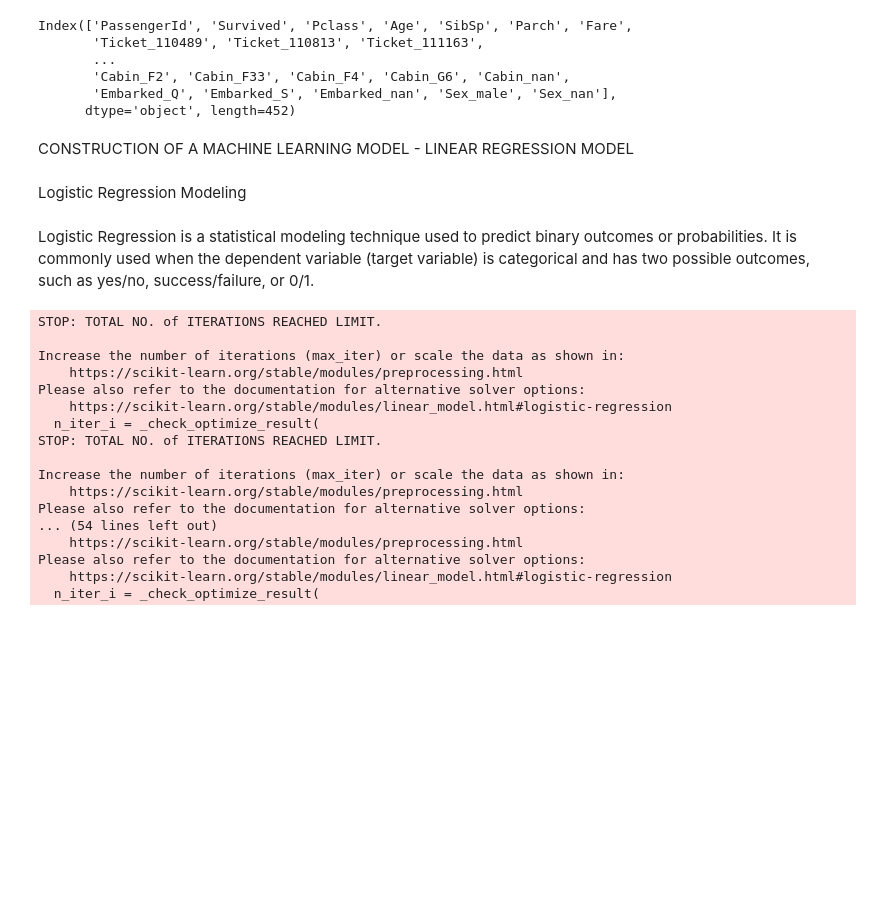
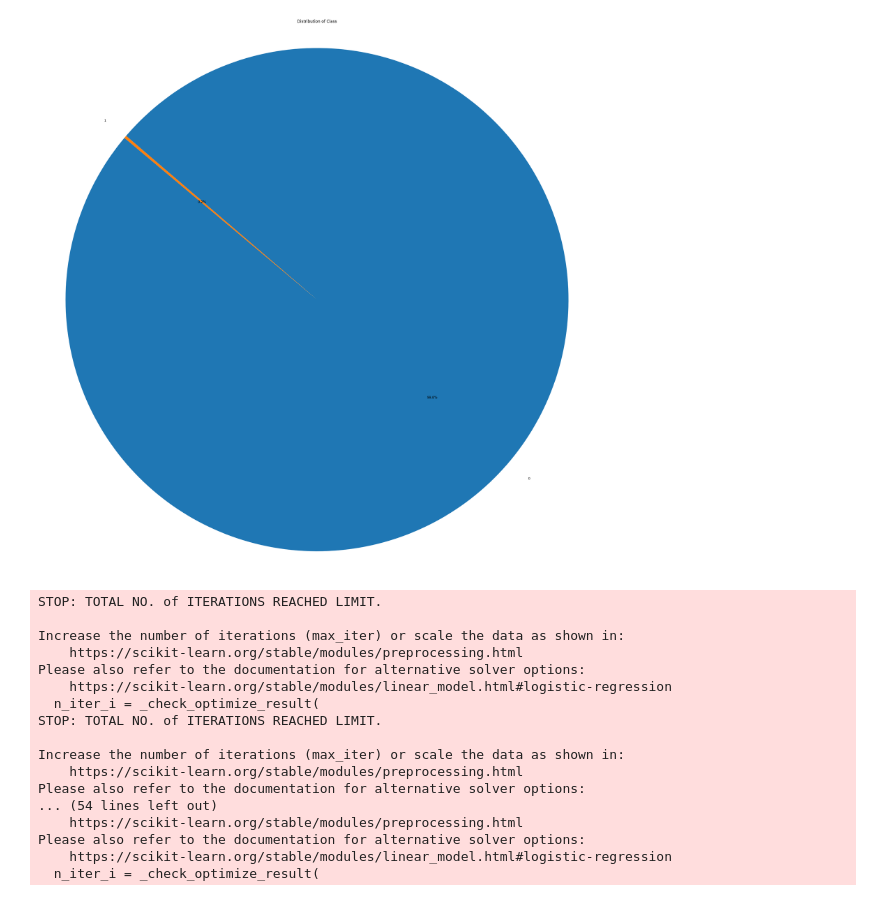
Before and after one commit to Lalelani-Eddie/CODSOFT, a Jupyter notebook: DataScience.ipynb, the cells around one changed output. Saved outputs shown, nothing was run; the diff lists cells and outputs as text; code cells hidden in the pictures; blank space fills up the shorter version.

```diff
--- a/DataScience.ipynb
+++ b/DataScience.ipynb
@@ -92,2 +79,0 @@ True
-# %%
-df["Fare"].fillna(0, inplace=True)
@@ -101,2 +79,0 @@ For example, when doing 'df[col].method(value, inplace=True)', try using 'df.met
-# %%
-df["Age"].fillna(0, inplace=True)
@@ -110,2 +79,0 @@ For example, when doing 'df[col].method(value, inplace=True)', try using 'df.met
-# %%
-df["Cabin"].fillna("0", inplace=True)
@@ -227,24 +80,21 @@ df1 = df.drop(["Name"], axis=1)
-# %%
-# Create a list of categorical variables
-selected_vars = ["Ticket","Cabin","Embarked","Sex"]
-
-
-# Convert character variables to dummy variables
-df1 = pd.get_dummies(df1, columns=selected_vars, drop_first=True, dummy_na=True)
-df1.columns
-# %% [output]
-Index(['PassengerId', 'Survived', 'Pclass', 'Age', 'SibSp', 'Parch', 'Fare',
-       'Ticket_110489', 'Ticket_110813', 'Ticket_111163',
-       ...
-       'Cabin_F2', 'Cabin_F33', 'Cabin_F4', 'Cabin_G6', 'Cabin_nan',
-       'Embarked_Q', 'Embarked_S', 'Embarked_nan', 'Sex_male', 'Sex_nan'],
-      dtype='object', length=452)
-# %% [markdown]
-CONSTRUCTION OF A MACHINE LEARNING MODEL - LINEAR REGRESSION MODEL
-# %% [markdown]
-Logistic Regression Modeling
-# %% [markdown]
-Logistic Regression is a statistical modeling technique used to predict binary outcomes or probabilities. It is commonly used when the dependent variable (target variable) is categorical and has two possible outcomes, such as yes/no, success/failure, or 0/1.
+# %%
+import pandas as pd
+import matplotlib.pyplot as plt
+
+# Assuming df is your DataFrame with the "Genre" column
+
+# Count the occurrences of each genre
+genre_counts = df['Class'].value_counts()
+
+# Plot the pie chart
+plt.figure(figsize=(30, 30))
+genre_counts.plot(kind='pie', autopct='%1.1f%%', startangle=140)
+plt.title('Distribution of Class')
+plt.ylabel('')
+plt.axis('equal')  # Equal aspect ratio ensures that pie is drawn as a circle
+plt.show()
+# %% [output]
+[figure, added]
 # %%
 #IMPORTING RELEVANT CLASSES
 from sklearn.linear_model import LogisticRegression
```
Also changed, not shown: parts of 41 cells of this notebook.
